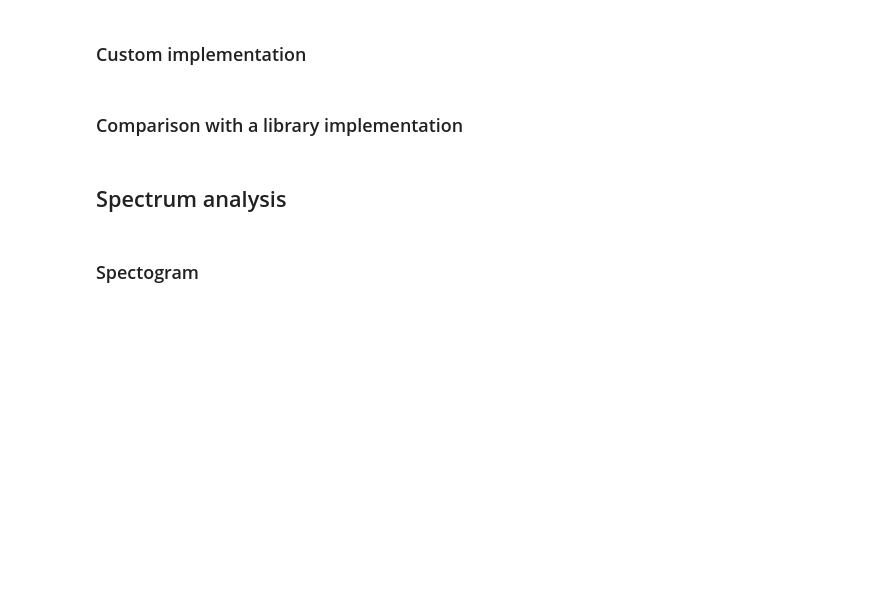
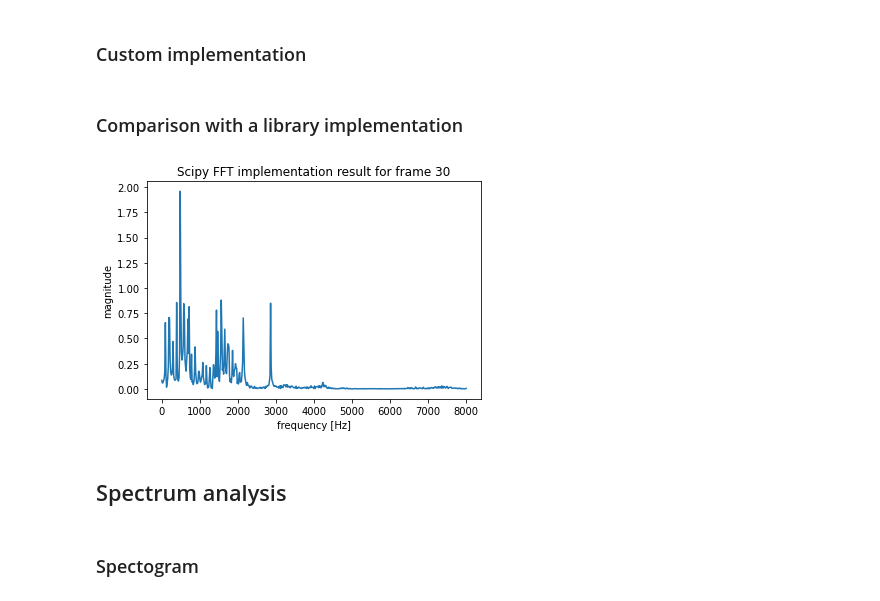
Before and after one commit to ddzibela/ISS, a Jupyter notebook: src/ISS.ipynb, the cells around one changed output. Saved outputs shown, nothing was run; the diff lists cells and outputs as text; code cells hidden in the pictures; blank space fills up the shorter version.

```diff
--- a/src/ISS.ipynb
+++ b/src/ISS.ipynb
@@ -64,8 +67,19 @@ def customDFT(signal):
 # %%
 #or just use a library implementation
 dftLibrary = np.zeros(shape=(slicedData.shape))
 for i in range(0, dftLibrary.shape[0]):
     dftLibrary[i] = np.abs(fft.fft(slicedData[i]))
+#
+plt.figure(4)
+f = np.arange(dftLibrary[30].size) / 1024 * samplingRate
+# zobrazujeme prvni pulku spektra
+plt.title('Scipy FFT implementation result for frame 30')
+plt.xlabel('frequency [Hz]')
+plt.ylabel('magnitude')
+plt.plot(f[:f.size//2+1], dftLibrary[30][:dftLibrary[30].size//2+1])
+plt.show()
+# %% [output]
+[figure, added]
 # %% [markdown]
 ## Spectrum analysis
 # %% [markdown]
```
Also changed, not shown: parts of 14 cells of this notebook.
